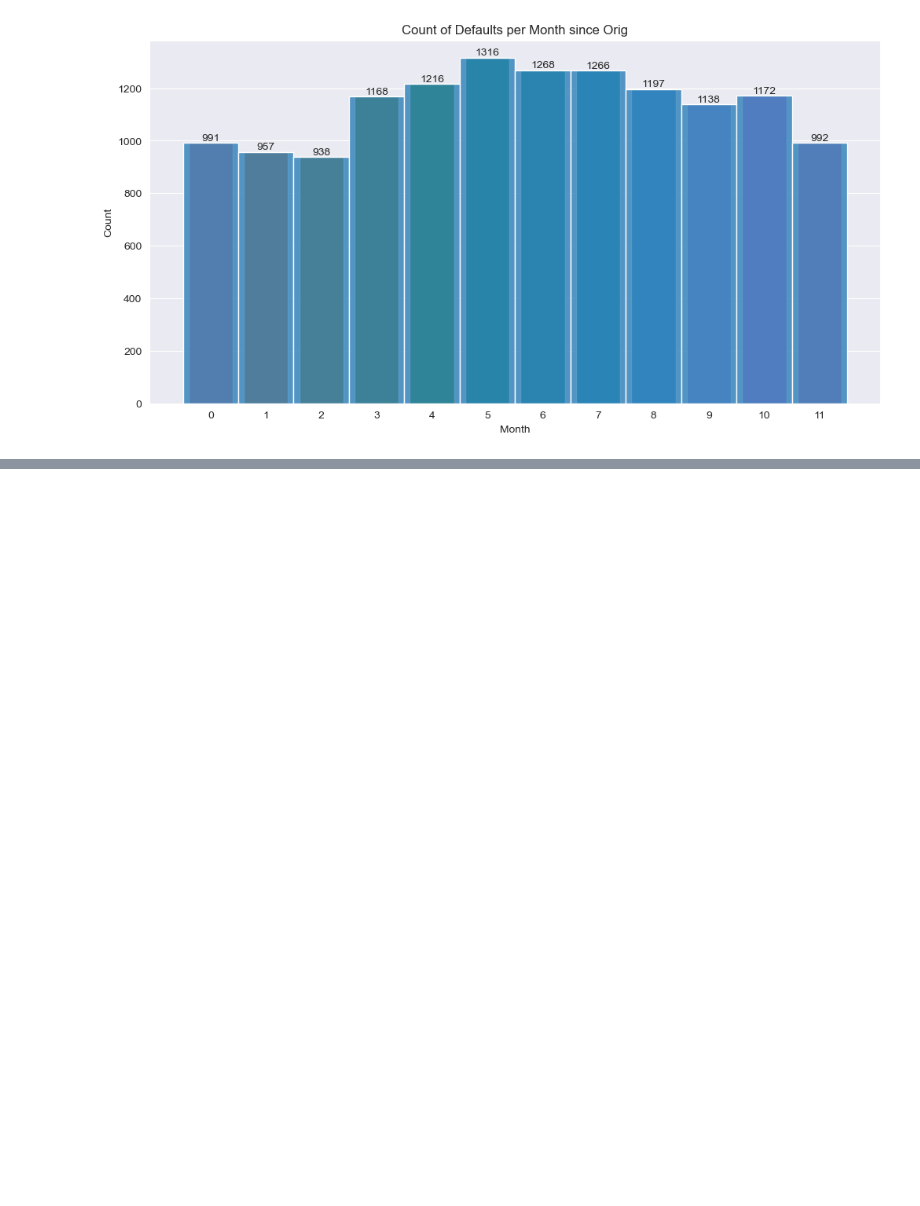
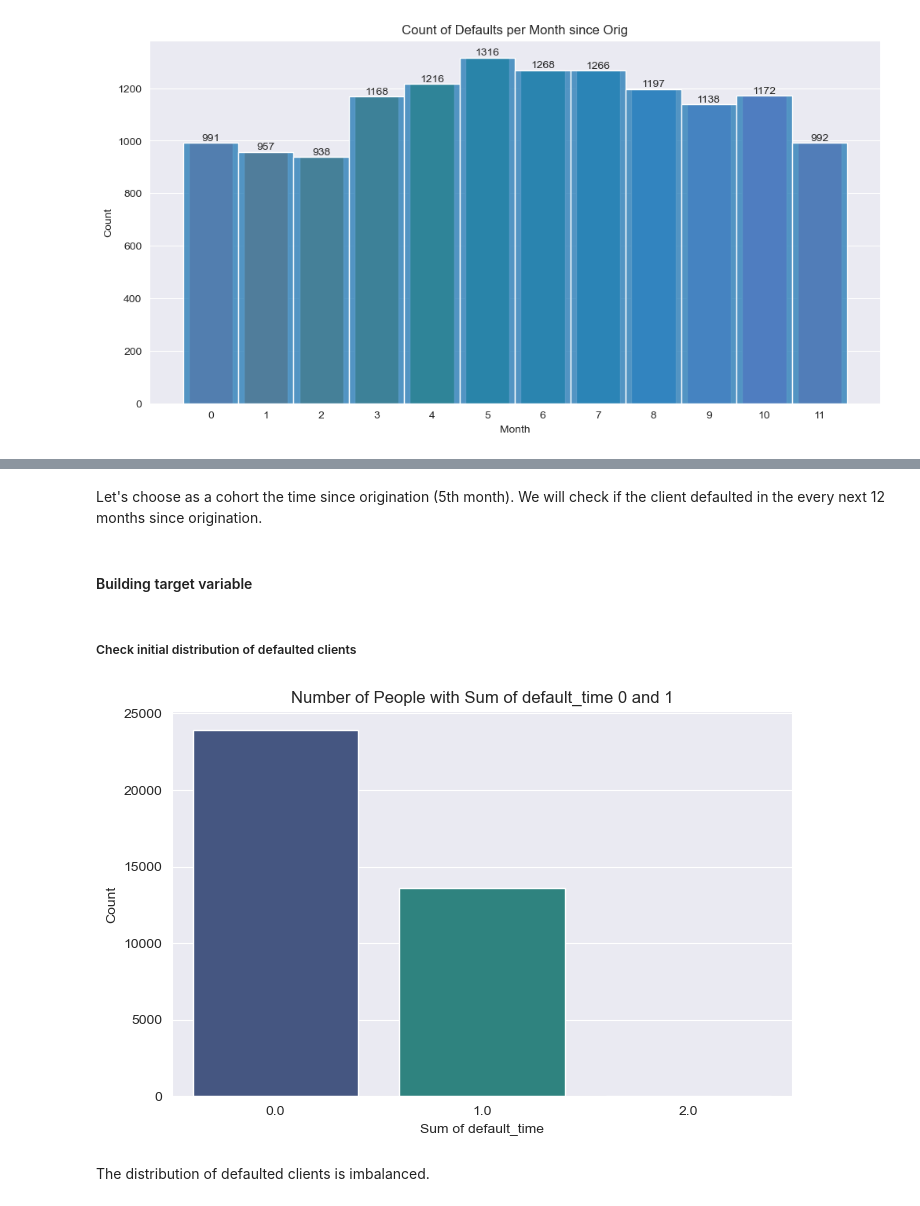
Before and after one commit to MaksimObukhov/pd_scorecard, a Jupyter notebook: main.ipynb, the cells around one changed output, grey strips where cells are left out. Saved outputs shown, nothing was run; the diff lists cells and outputs as text; code cells hidden in the pictures; blank space fills up the shorter version.

Commit message:
Target: constructing

```diff
--- a/main.ipynb
+++ b/main.ipynb
@@ -251,0 +271,21 @@ plt.show()
+# %% [markdown]
+Let's choose as a cohort the time since origination (5th month). We will check if the client defaulted in the every next 12 months since origination.
+# %% [markdown]
+#### Building target variable
+# %% [markdown]
+##### Check initial distribution of defaulted clients
+# %%
+# Group by 'id' and calculate the sum of 'default_time'
+df_default_sum = df_dev.groupby('id')['default_time'].sum()
+
+# Plot bar chart
+plt.figure(figsize=(8, 5))
+sns.countplot(x=df_default_sum, palette='viridis')
+plt.title('Number of People with Sum of default_time 0 and 1')
+plt.xlabel('Sum of default_time')
+plt.ylabel('Count')
+plt.show()
+# %% [output]
+[figure, added]
+# %% [markdown]
+The distribution of defaulted clients is imbalanced.
```
Also changed, not shown: parts of 11 cells of this notebook.
